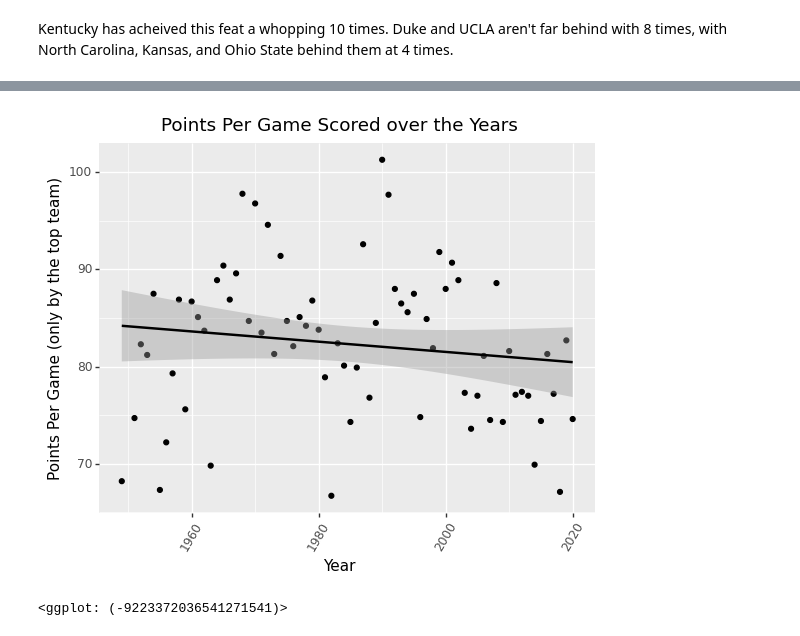
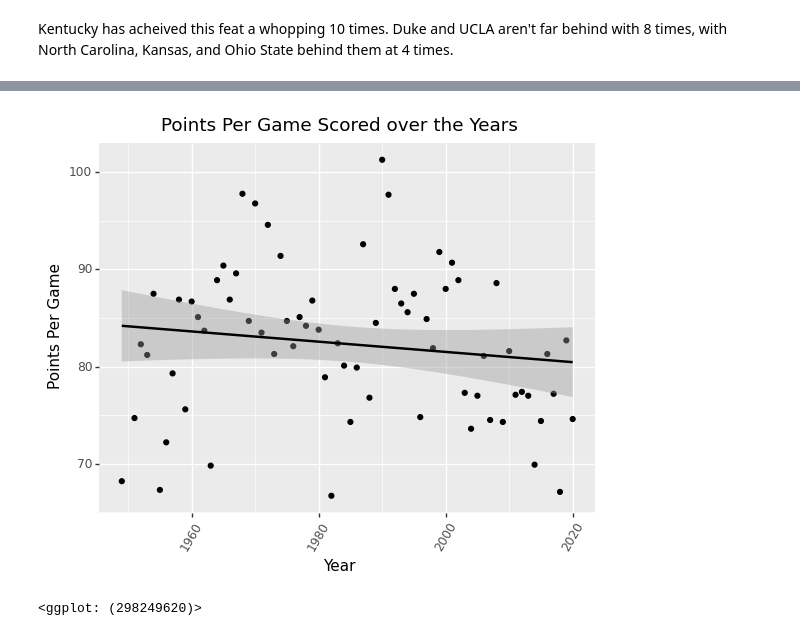
Before and after one commit to mhsmathew/College-Basketball-Data-Science-Analysis, a Jupyter notebook: Final Project Notebook.ipynb, the cells around one changed output, grey strips where cells are left out. Cells and saved outputs as stored; diff of their text form; code cells hidden in the pictures.

```diff
--- a/Final Project Notebook.ipynb
+++ b/Final Project Notebook.ipynb
@@ -178,17 +178,17 @@ points.tail()
 # %%
 (ggplot(points, aes(x= 'year', y = 'pts_per_g')) +
 geom_point() +
 theme(axis_text_x = element_text(angle=60)) +
 xlab('Year') +
-ylab('Points Per Game (only by the top team) ') +
+ylab('Points Per Game') +
 ggtitle('Points Per Game Scored over the Years') +
 geom_smooth(method = 'lm'))
 
 # From this plot, you can see that there may be a slight drop in points per game over the years by CBB's best teams.
 # However, by checking the summary of this model, there is no statistically significant difference we can detect.
 # %% [output]
-[figure, old version]
+[figure, new version]
-<ggplot: (-9223372036541271541)>
+<ggplot: (298249620)>
 # %%
 import statsmodels.formula.api as sm
 ppg_res = sm.ols('year~pts_per_g', data=points).fit()
```
Also changed, not shown: parts of 19 cells of this notebook.
